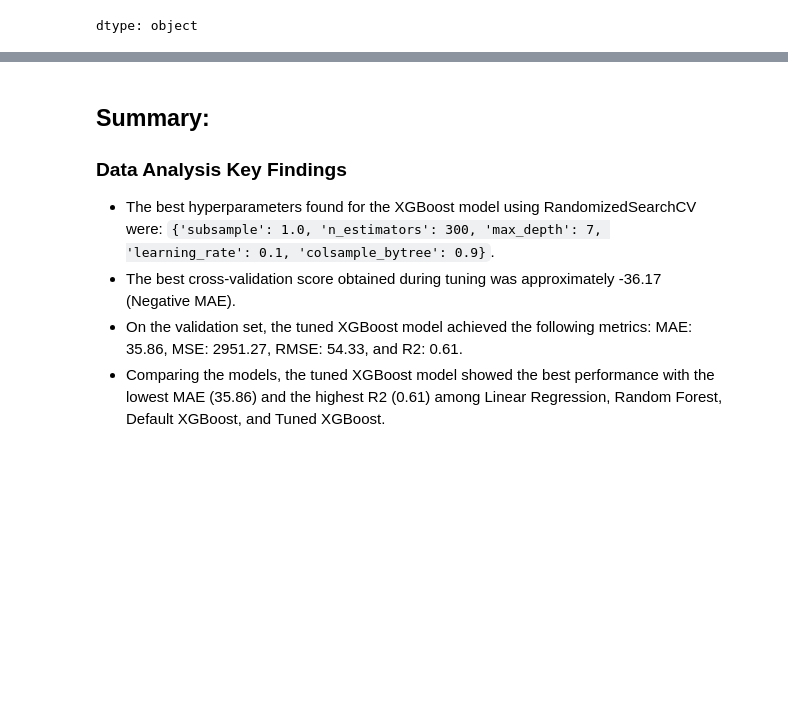
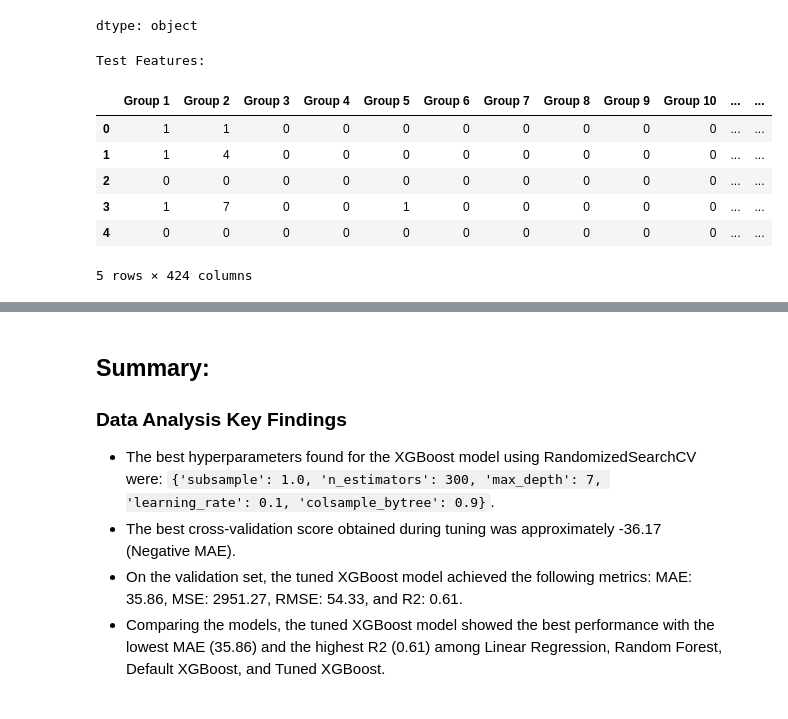
Before and after one commit to Eugeny13/Thermophysical-Property-Melting-Point, a Jupyter notebook: Thermophysical_Property.ipynb, the cells around one changed output, grey strips where cells are left out. Cells and saved outputs as stored; diff of their text form; code cells hidden in the pictures; blank space fills up the shorter version.

```diff
--- a/Thermophysical_Property.ipynb
+++ b/Thermophysical_Property.ipynb
@@ -1292,3 +1292,25 @@ Best Model based on R2:
 | RMSE | 54.325638 |
 | R2 | 0.606353 |
 dtype: object
+# %%
+import pandas as pd
+
+# Load the test data
+df_test = pd.read_csv('/content/test.csv')
+
+# Identify features (all columns except 'id' and 'SMILES')
+# Assuming the test set has the same feature columns as the training set, excluding 'Tm'
+test_features = df_test.drop(['id', 'SMILES'], axis=1)
+
+# Display the first few rows of the test features
+print("Test Features:")
+display(test_features.head())
+# %% [output]
+Test Features:
+|  | Group 1 | Group 2 | Group 3 | Group 4 | Group 5 | Group 6 | Group 7 | Group 8 | Group 9 | Group 10 | ... | ... |
+| 0 | 1 | 1 | 0 | 0 | 0 | 0 | 0 | 0 | 0 | 0 | ... | ... |
+| 1 | 1 | 4 | 0 | 0 | 0 | 0 | 0 | 0 | 0 | 0 | ... | ... |
+| 2 | 0 | 0 | 0 | 0 | 0 | 0 | 0 | 0 | 0 | 0 | ... | ... |
+| 3 | 1 | 7 | 0 | 0 | 1 | 0 | 0 | 0 | 0 | 0 | ... | ... |
+| 4 | 0 | 0 | 0 | 0 | 0 | 0 | 0 | 0 | 0 | 0 | ... | ... |
+5 rows × 424 columns
```
Also changed, not shown: parts of 4 cells of this notebook.
